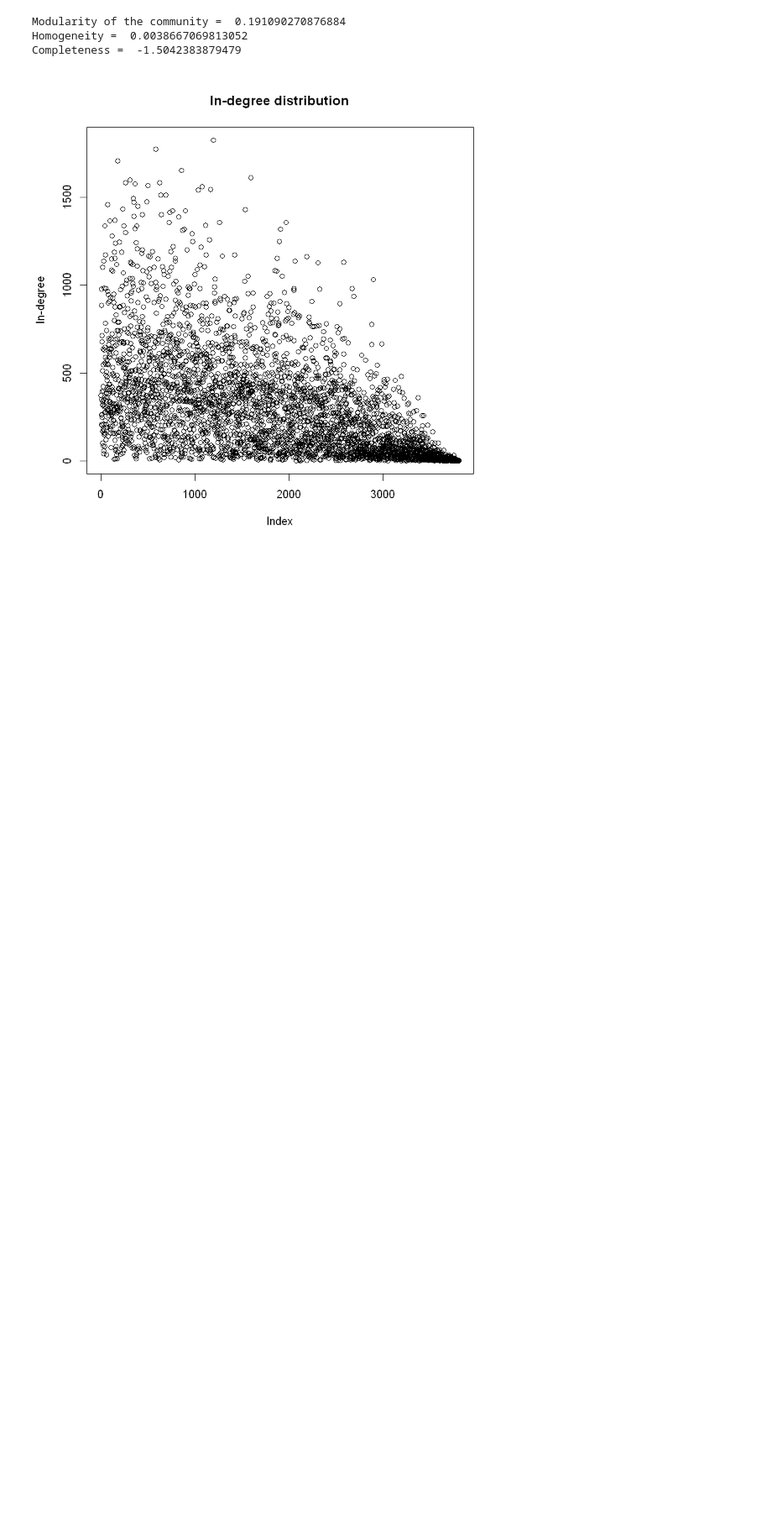
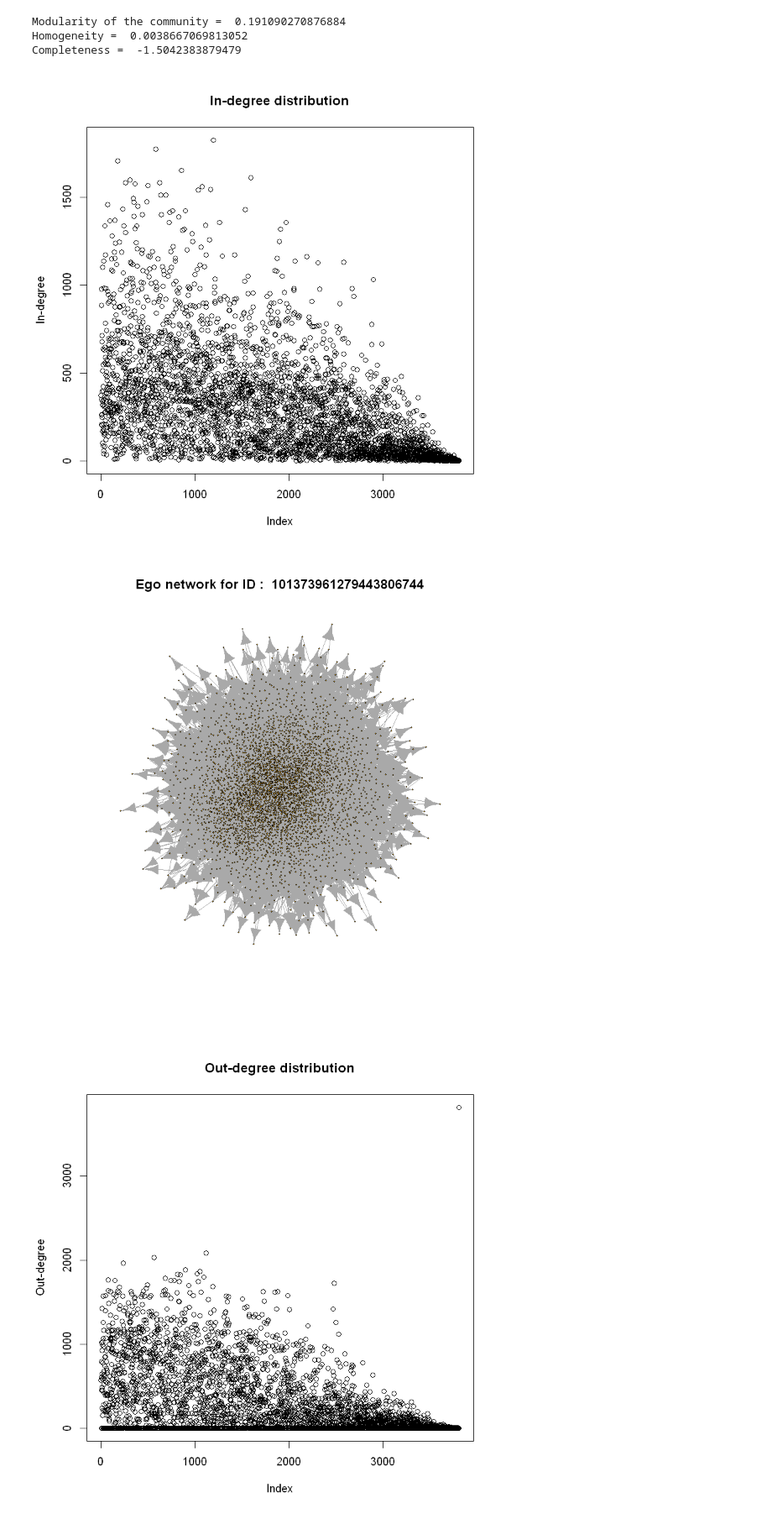
Before and after one commit to maithilibhide/ECE232, a Jupyter notebook: Project2/GooglePlus.ipynb, the cells around one changed output. Shown at 84% size. Cells and saved outputs as stored; diff of their text form; code cells hidden in the pictures; blank space fills up the shorter version.

```diff
--- a/Project2/GooglePlus.ipynb
+++ b/Project2/GooglePlus.ipynb
@@ -40,7 +40,7 @@ get_entropy = function(circle_community, N, circle_info = NULL){
             if(is.null(circle_info))
                 element_length <- length(element) / N
             else
-                element_length <- length(which(element %in% circle_info)) / N
+                element_length <- length(intersect(element,circle_info)) / N
 
 
 
@@ -225,3 +224,8 @@ Modularity of the community =  0.191090270876884
 Homogeneity =  0.0038667069813052
 Completeness =  -1.5042383879479
 [figure]
+# %%
+ego_network_analysis(node_ids[3])
+# %% [output]
+[figure, added]
+[figure, added]
```
Also changed, not shown: parts of 4 cells of this notebook.
